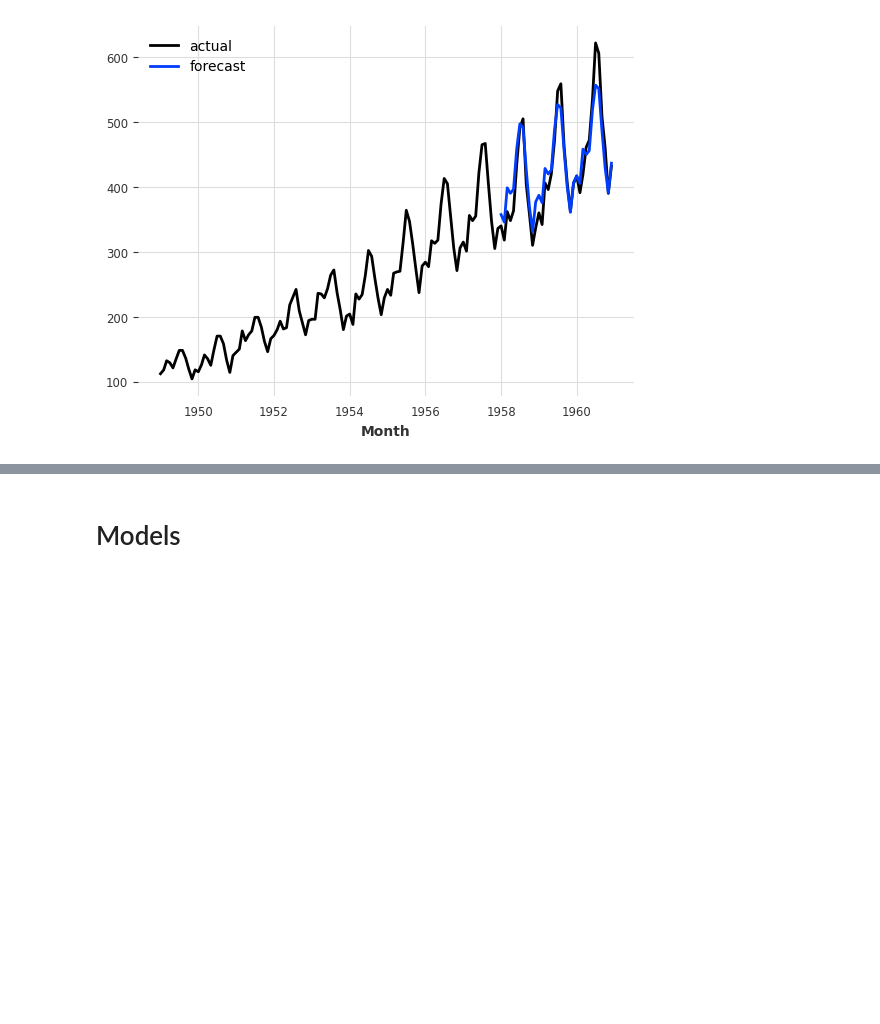
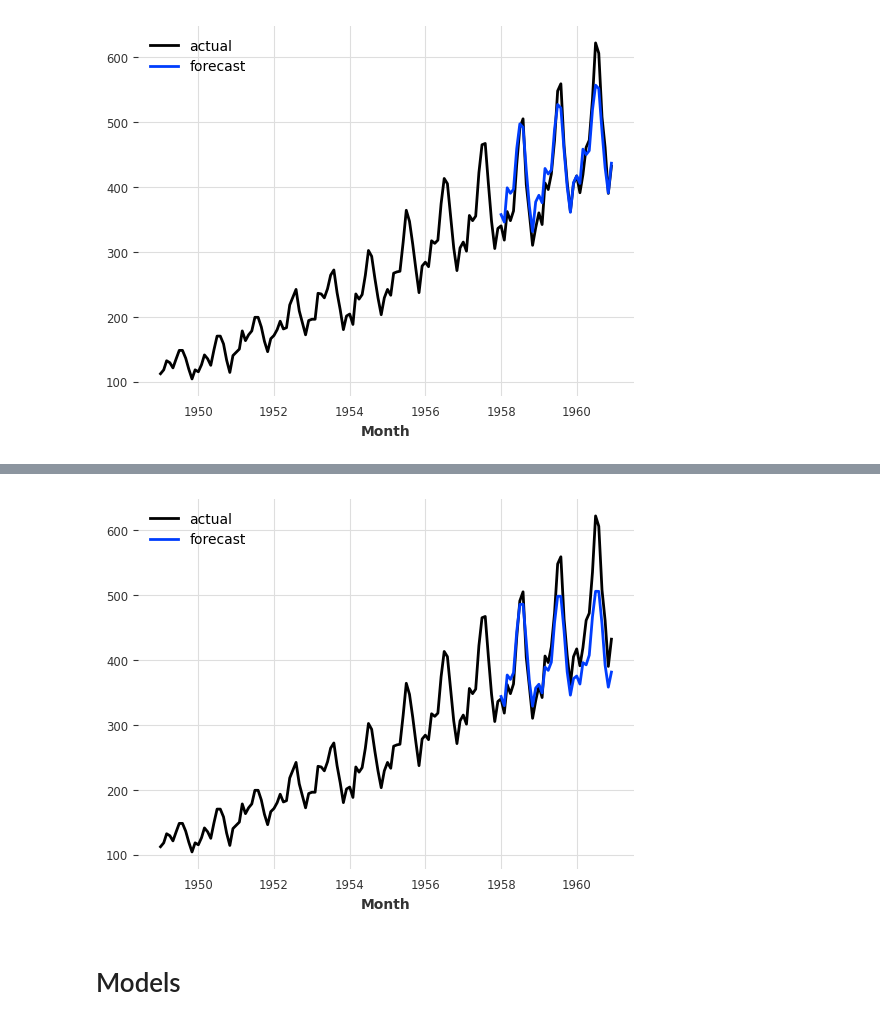
Before and after one commit to tim-boudot/lwhf-investment-strategy, a Jupyter notebook: notebooks/bn-darts.ipynb, the cells around one changed output, grey strips where cells are left out. Saved outputs shown, nothing was run; the diff lists cells and outputs as text; code cells hidden in the pictures; blank space fills up the shorter version.

```diff
--- a/notebooks/bn-darts.ipynb
+++ b/notebooks/bn-darts.ipynb
@@ -142,3 +138,15 @@ Average error (MAPE) over all historical forecasts: 3.81
+# %%
+from darts.datasets import AirPassengersDataset
+from darts.models import ARIMA
+from darts.utils.timeseries_generation import datetime_attribute_timeseries
+# optionally, use some future covariates; e.g. the value of the month encoded as a sine and cosine series
+model = ARIMA(p=12, d=1, q=2)
+model.fit(train)
+pred = model.predict(len(val))
+series.plot(label="actual")
+pred.plot(label="forecast");
+# %% [output]
+[figure, added]
 # %% [markdown]
 # Models
 # %%
```
Also changed, not shown: parts of 13 cells of this notebook, 8 other files.
